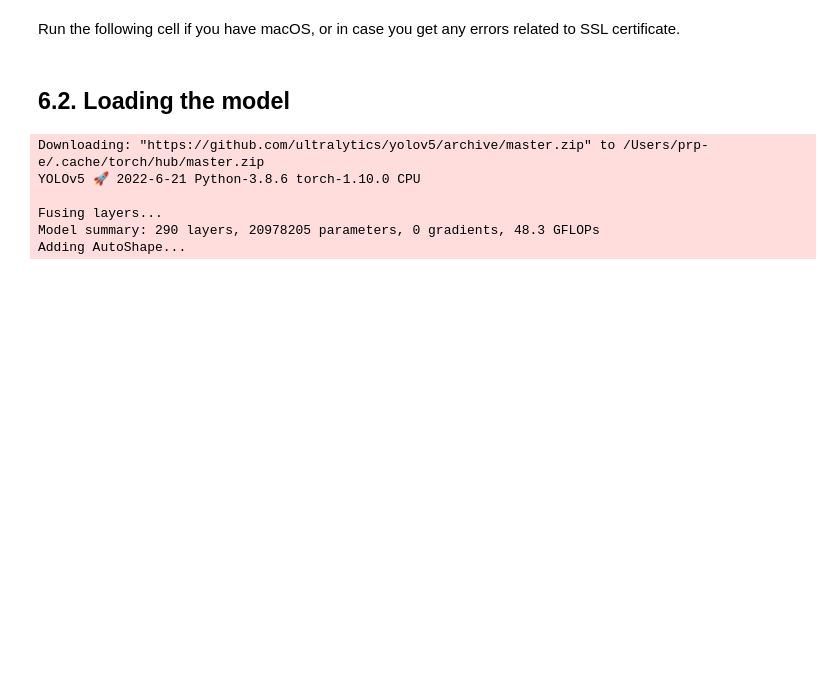
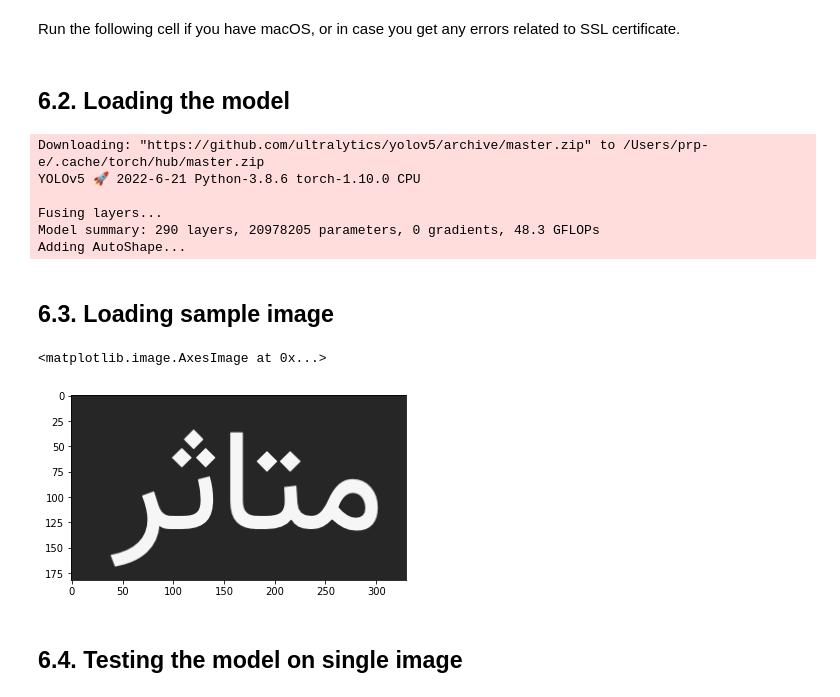
Before and after one commit to prp-e/persian_ocr_project, a Jupyter notebook: letter_recognition/Letter Recognition.ipynb, the cells around one changed output. Drawn from its saved outputs; the diff is of its cells as text; code cells hidden in the pictures; blank space fills up the shorter version.

Commit message:
wip: inference

```diff
--- a/letter_recognition/Letter Recognition.ipynb
+++ b/letter_recognition/Letter Recognition.ipynb
@@ -175,3 +175,16 @@ YOLOv5 🚀 2022-6-21 Python-3.8.6 torch-1.10.0 CPU
 Fusing layers...
 Model summary: 290 layers, 20978205 parameters, 0 gradients, 48.3 GFLOPs
 Adding AutoShape...
+# %% [markdown]
+## 6.3. Loading sample image
+# %%
+image = cv2.imread('../letter_inference.png')
+# %%
+%matplotlib inline
+
+plt.imshow(image)
+# %% [output]
+<matplotlib.image.AxesImage at 0x...>
+[figure, added]
+# %% [markdown]
+## 6.4. Testing the model on single image
```
Also changed, not shown: parts of 1 cell of this notebook.
